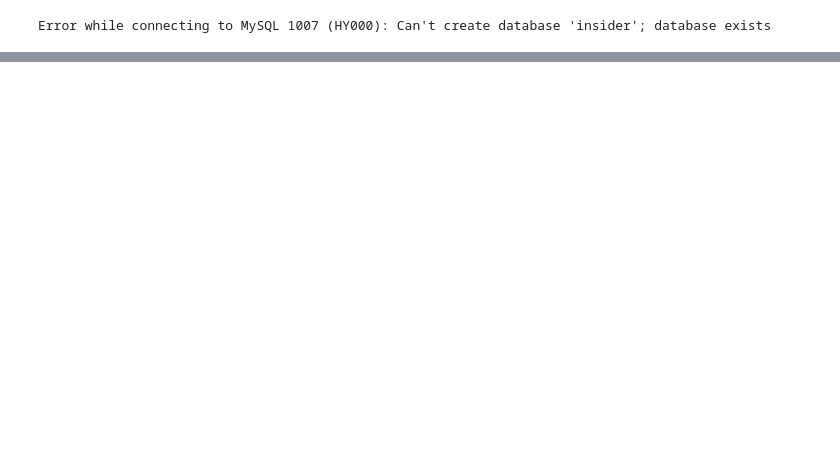
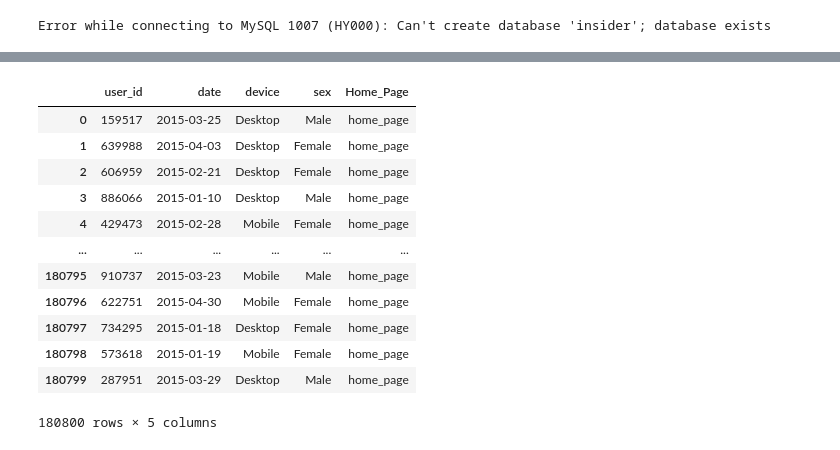
Before and after one commit to rylewww/Sales-Funnel-Analysis, a Jupyter notebook: Assessment-RL.ipynb, the cells around one changed output, grey strips where cells are left out. Saved outputs shown, nothing was run; the diff lists cells and outputs as text; code cells hidden in the pictures; blank space fills up the shorter version.

```diff
--- a/Assessment-RL.ipynb
+++ b/Assessment-RL.ipynb
@@ -73,0 +223,16 @@ NotSupportedError: Authentication plugin 'caching_sha2_password' is not supporte
+# %%
+pd.read_sql('SELECT Users.user_id, Users.date, Users.device, Users.sex, HomePage.page as Home_Page FROM Users LEFT JOIN HomePage on Users.user_id = HomePage.user_id', engine)
+# %% [output]
+|  | user_id | date | device | sex | Home_Page |
+| 0 | 159517 | 2015-03-25 | Desktop | Male | home_page |
+| 1 | 639988 | 2015-04-03 | Desktop | Female | home_page |
+| 2 | 606959 | 2015-02-21 | Desktop | Female | home_page |
+| 3 | 886066 | 2015-01-10 | Desktop | Male | home_page |
+| 4 | 429473 | 2015-02-28 | Mobile | Female | home_page |
+| ... | ... | ... | ... | ... | ... |
+| 180795 | 910737 | 2015-03-23 | Mobile | Male | home_page |
+| 180796 | 622751 | 2015-04-30 | Mobile | Female | home_page |
+| 180797 | 734295 | 2015-01-18 | Desktop | Female | home_page |
+| 180798 | 573618 | 2015-01-19 | Mobile | Female | home_page |
+| 180799 | 287951 | 2015-03-29 | Desktop | Male | home_page |
+180800 rows × 5 columns
```
Also changed, not shown: parts of 26 cells of this notebook.
